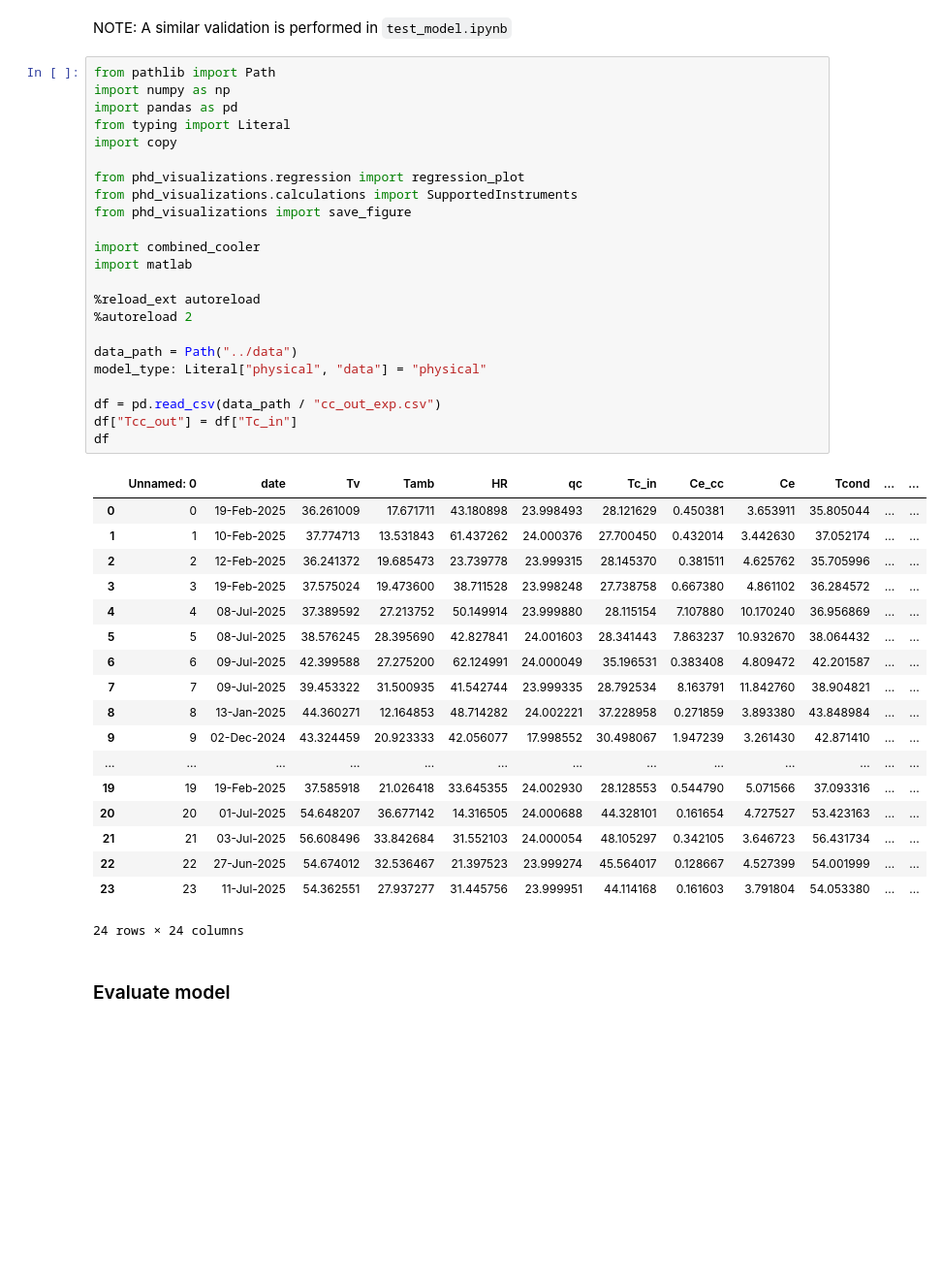
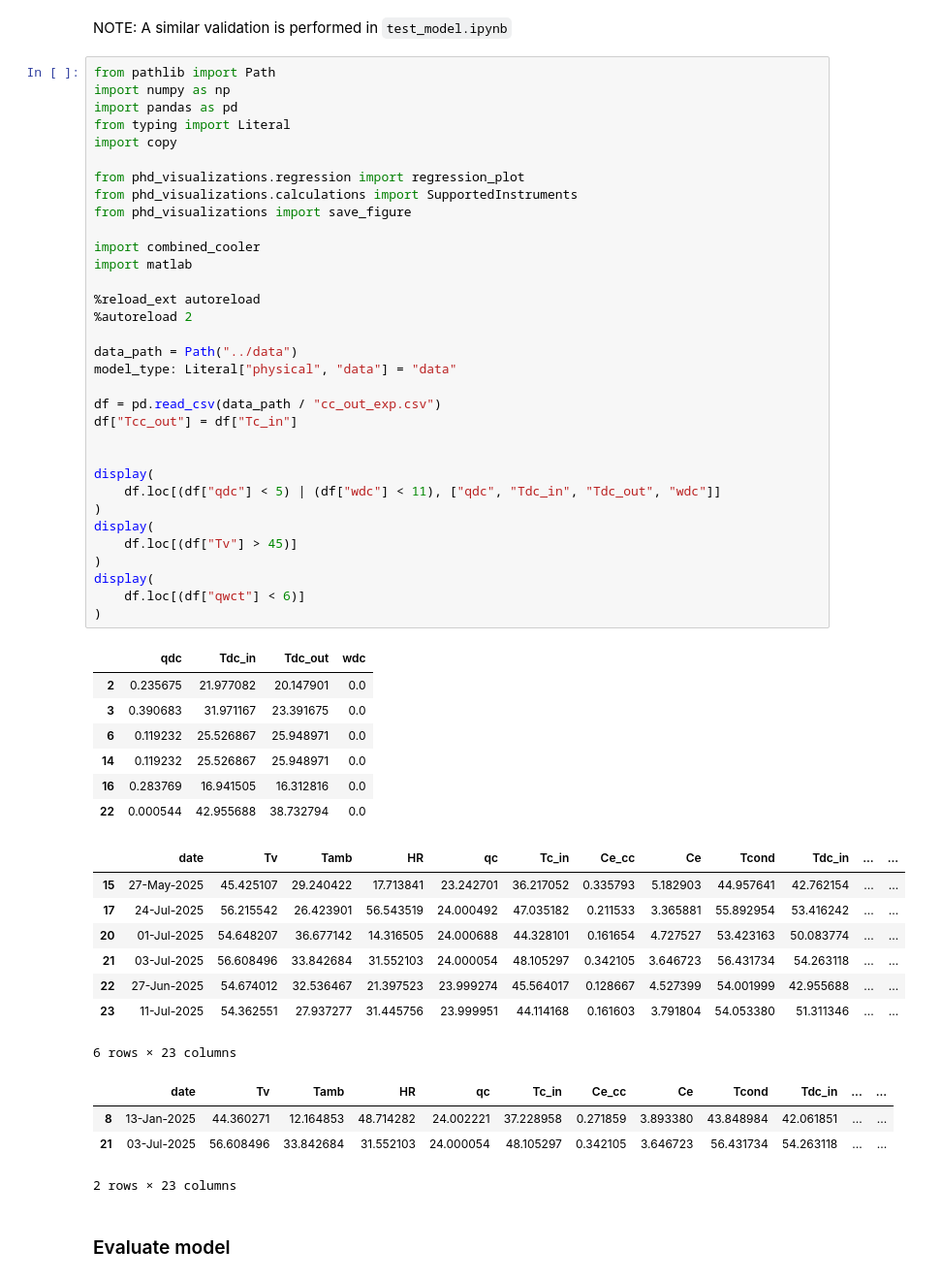
Before and after one commit to juan11iguel/SOLhycool, a Jupyter notebook: modeling/notebooks/combined_cooler_validation.ipynb, the cells around one changed output. Shown at 97% size. Saved outputs shown, nothing was run; the diff lists cells and outputs as text; blank space fills up the shorter version.

```diff
--- a/modeling/notebooks/combined_cooler_validation.ipynb
+++ b/modeling/notebooks/combined_cooler_validation.ipynb
@@ -3,45 +3,56 @@ NOTE: A similar validation is performed in `test_model.ipynb`
 # %%
 from pathlib import Path
 import numpy as np
 import pandas as pd
 from typing import Literal
 import copy
 
 from phd_visualizations.regression import regression_plot
 from phd_visualizations.calculations import SupportedInstruments
 from phd_visualizations import save_figure
 
 import combined_cooler
 import matlab
 
 %reload_ext autoreload
 %autoreload 2
 
 data_path = Path("../data")
-model_type: Literal["physical", "data"] = "physical"
+model_type: Literal["physical", "data"] = "data"
 
 df = pd.read_csv(data_path / "cc_out_exp.csv")
 df["Tcc_out"] = df["Tc_in"]
-df
+
+
+display(
+    df.loc[(df["qdc"] < 5) | (df["wdc"] < 11), ["qdc", "Tdc_in", "Tdc_out", "wdc"]]
+)
+display(
+    df.loc[(df["Tv"] > 45)]
+)
+display(
+    df.loc[(df["qwct"] < 6)]
+)
 # %% [output]
-|  | Unnamed: 0 | date | Tv | Tamb | HR | qc | Tc_in | Ce_cc | Ce | Tcond | ... | ... |
-| 0 | 0 | 19-Feb-2025 | 36.261009 | 17.671711 | 43.180898 | 23.998493 | 28.121629 | 0.450381 | 3.653911 | 35.805044 | ... | ... |
-| 1 | 1 | 10-Feb-2025 | 37.774713 | 13.531843 | 61.437262 | 24.000376 | 27.700450 | 0.432014 | 3.442630 | 37.052174 | ... | ... |
-| 2 | 2 | 12-Feb-2025 | 36.241372 | 19.685473 | 23.739778 | 23.999315 | 28.145370 | 0.381511 | 4.625762 | 35.705996 | ... | ... |
-| 3 | 3 | 19-Feb-2025 | 37.575024 | 19.473600 | 38.711528 | 23.998248 | 27.738758 | 0.667380 | 4.861102 | 36.284572 | ... | ... |
-| 4 | 4 | 08-Jul-2025 | 37.389592 | 27.213752 | 50.149914 | 23.999880 | 28.115154 | 7.107880 | 10.170240 | 36.956869 | ... | ... |
-| 5 | 5 | 08-Jul-2025 | 38.576245 | 28.395690 | 42.827841 | 24.001603 | 28.341443 | 7.863237 | 10.932670 | 38.064432 | ... | ... |
-| 6 | 6 | 09-Jul-2025 | 42.399588 | 27.275200 | 62.124991 | 24.000049 | 35.196531 | 0.383408 | 4.809472 | 42.201587 | ... | ... |
-| 7 | 7 | 09-Jul-2025 | 39.453322 | 31.500935 | 41.542744 | 23.999335 | 28.792534 | 8.163791 | 11.842760 | 38.904821 | ... | ... |
-| 8 | 8 | 13-Jan-2025 | 44.360271 | 12.164853 | 48.714282 | 24.002221 | 37.228958 | 0.271859 | 3.893380 | 43.848984 | ... | ... |
-| 9 | 9 | 02-Dec-2024 | 43.324459 | 20.923333 | 42.056077 | 17.998552 | 30.498067 | 1.947239 | 3.261430 | 42.871410 | ... | ... |
-| ... | ... | ... | ... | ... | ... | ... | ... | ... | ... | ... | ... | ... |
-| 19 | 19 | 19-Feb-2025 | 37.585918 | 21.026418 | 33.645355 | 24.002930 | 28.128553 | 0.544790 | 5.071566 | 37.093316 | ... | ... |
-| 20 | 20 | 01-Jul-2025 | 54.648207 | 36.677142 | 14.316505 | 24.000688 | 44.328101 | 0.161654 | 4.727527 | 53.423163 | ... | ... |
-| 21 | 21 | 03-Jul-2025 | 56.608496 | 33.842684 | 31.552103 | 24.000054 | 48.105297 | 0.342105 | 3.646723 | 56.431734 | ... | ... |
-| 22 | 22 | 27-Jun-2025 | 54.674012 | 32.536467 | 21.397523 | 23.999274 | 45.564017 | 0.128667 | 4.527399 | 54.001999 | ... | ... |
-| 23 | 23 | 11-Jul-2025 | 54.362551 | 27.937277 | 31.445756 | 23.999951 | 44.114168 | 0.161603 | 3.791804 | 54.053380 | ... | ... |
+|  | qdc | Tdc_in | Tdc_out | wdc |
+| 2 | 0.235675 | 21.977082 | 20.147901 | 0.0 |
+| 3 | 0.390683 | 31.971167 | 23.391675 | 0.0 |
+| 6 | 0.119232 | 25.526867 | 25.948971 | 0.0 |
+| 14 | 0.119232 | 25.526867 | 25.948971 | 0.0 |
+| 16 | 0.283769 | 16.941505 | 16.312816 | 0.0 |
+| 22 | 0.000544 | 42.955688 | 38.732794 | 0.0 |
+|  | date | Tv | Tamb | HR | qc | Tc_in | Ce_cc | Ce | Tcond | Tdc_in | ... | ... |
+| 15 | 27-May-2025 | 45.425107 | 29.240422 | 17.713841 | 23.242701 | 36.217052 | 0.335793 | 5.182903 | 44.957641 | 42.762154 | ... | ... |
+| 17 | 24-Jul-2025 | 56.215542 | 26.423901 | 56.543519 | 24.000492 | 47.035182 | 0.211533 | 3.365881 | 55.892954 | 53.416242 | ... | ... |
+| 20 | 01-Jul-2025 | 54.648207 | 36.677142 | 14.316505 | 24.000688 | 44.328101 | 0.161654 | 4.727527 | 53.423163 | 50.083774 | ... | ... |
+| 21 | 03-Jul-2025 | 56.608496 | 33.842684 | 31.552103 | 24.000054 | 48.105297 | 0.342105 | 3.646723 | 56.431734 | 54.263118 | ... | ... |
+| 22 | 27-Jun-2025 | 54.674012 | 32.536467 | 21.397523 | 23.999274 | 45.564017 | 0.128667 | 4.527399 | 54.001999 | 42.955688 | ... | ... |
+| 23 | 11-Jul-2025 | 54.362551 | 27.937277 | 31.445756 | 23.999951 | 44.114168 | 0.161603 | 3.791804 | 54.053380 | 51.311346 | ... | ... |
-24 rows × 24 columns
+6 rows × 23 columns
+|  | date | Tv | Tamb | HR | qc | Tc_in | Ce_cc | Ce | Tcond | Tdc_in | ... | ... |
+| 8 | 13-Jan-2025 | 44.360271 | 12.164853 | 48.714282 | 24.002221 | 37.228958 | 0.271859 | 3.893380 | 43.848984 | 42.061851 | ... | ... |
+| 21 | 03-Jul-2025 | 56.608496 | 33.842684 | 31.552103 | 24.000054 | 48.105297 | 0.342105 | 3.646723 | 56.431734 | 54.263118 | ... | ... |
+2 rows × 23 columns
 # %% [markdown]
 ### Evaluate model
 # %%
```
Also changed, not shown: parts of 4 cells of this notebook, 5 other files.
